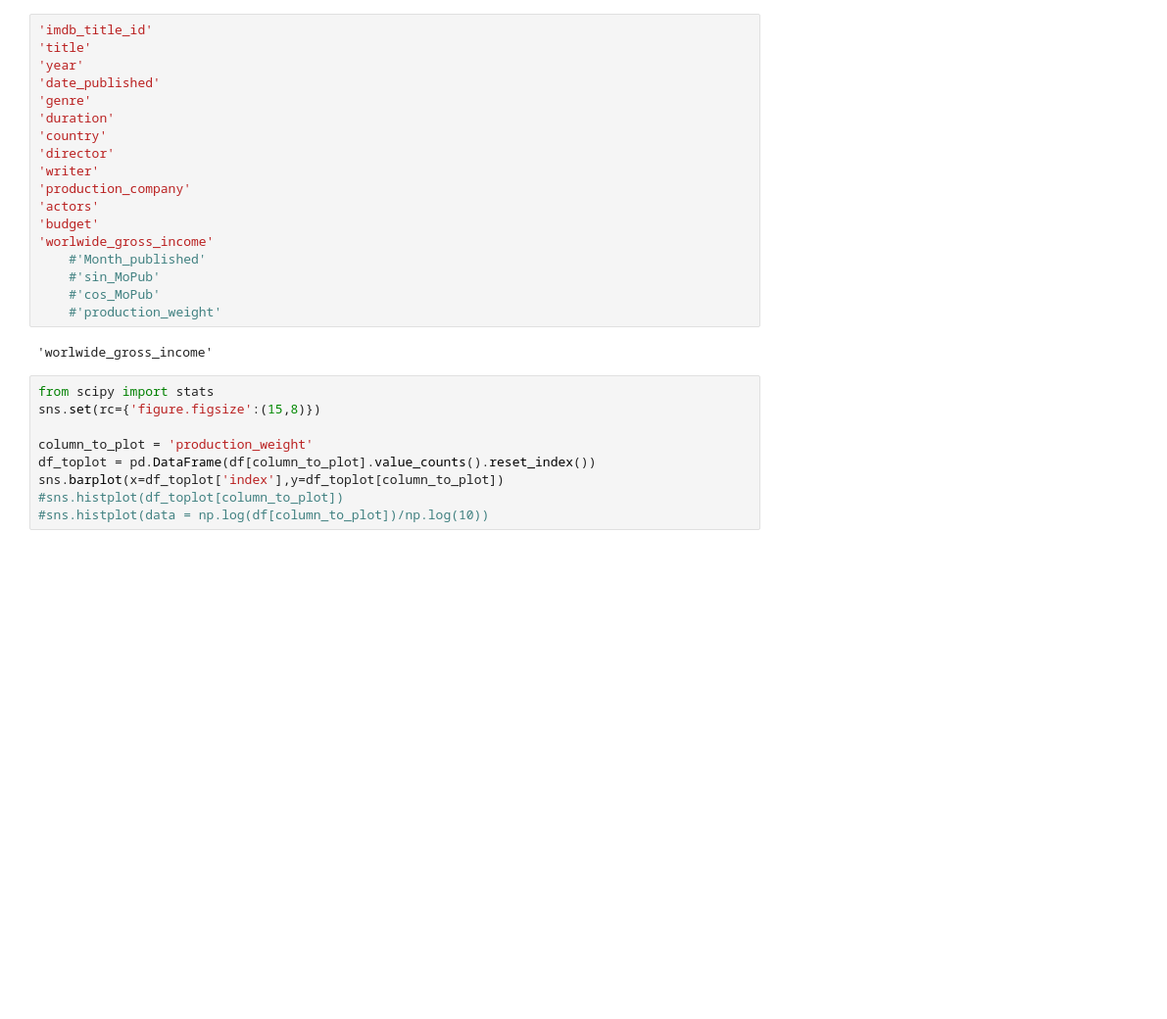
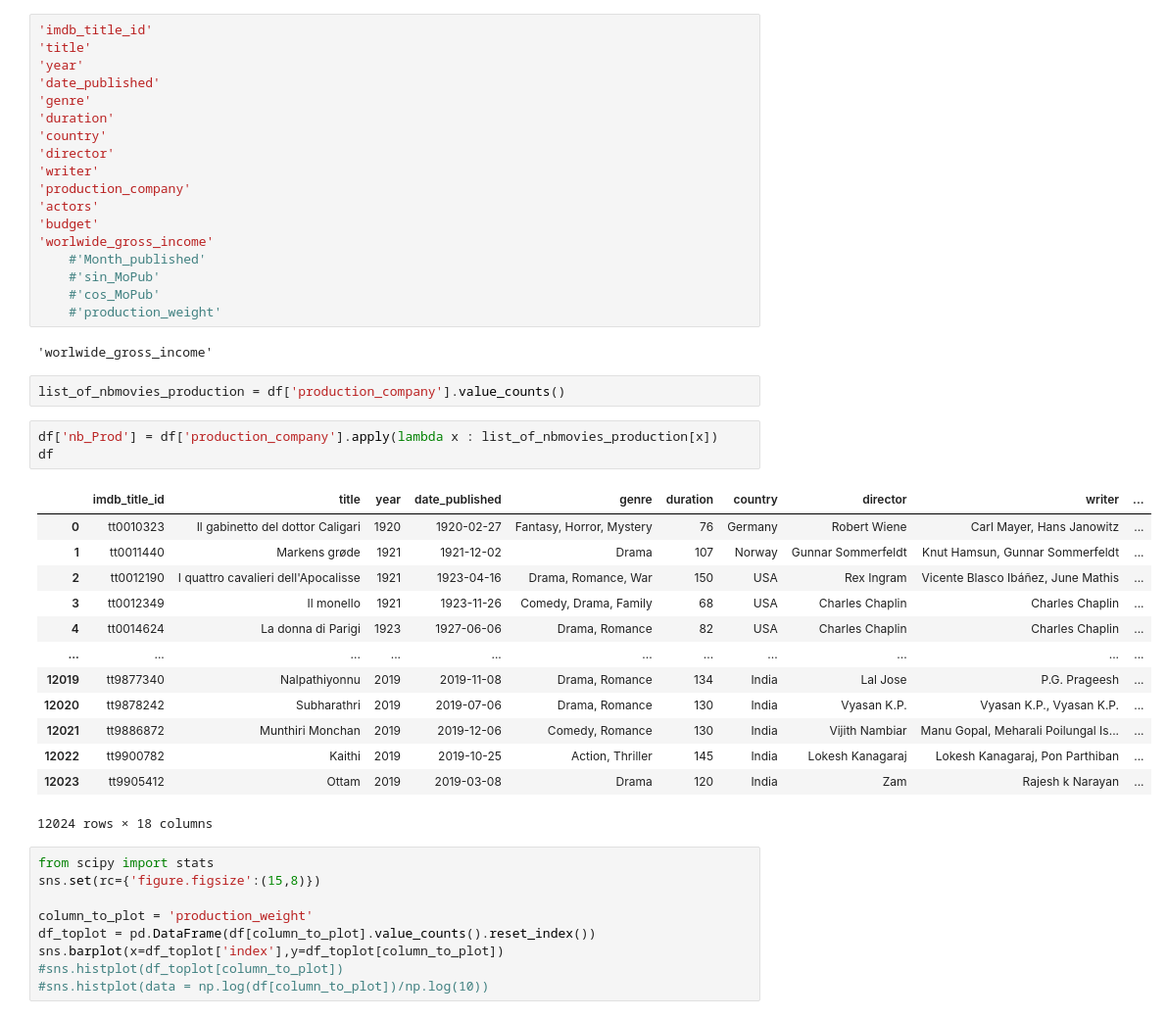
Before and after one commit to OscarTou/CinePred, a Jupyter notebook: notebooks/RM_notebook.ipynb, the cells around one changed output. Shown at 98% size. Saved outputs shown, nothing was run; the diff lists cells and outputs as text; blank space fills up the shorter version.

Commit message:
add count time function

```diff
--- a/notebooks/RM_notebook.ipynb
+++ b/notebooks/RM_notebook.ipynb
@@ -111,6 +111,25 @@ sns.scatterplot(data = df, x='budget', y='worlwide_gross_income', hue='productio
     #'production_weight'
 # %% [output]
 'worlwide_gross_income'
+# %%
+list_of_nbmovies_production = df['production_company'].value_counts()
+# %%
+df['nb_Prod'] = df['production_company'].apply(lambda x : list_of_nbmovies_production[x])
+df
+# %% [output]
+|  | imdb_title_id | title | year | date_published | genre | duration | country | director | writer | ... |
+| 0 | tt0010323 | Il gabinetto del dottor Caligari | 1920 | 1920-02-27 | Fantasy, Horror, Mystery | 76 | Germany | Robert Wiene | Carl Mayer, Hans Janowitz | ... |
+| 1 | tt0011440 | Markens grøde | 1921 | 1921-12-02 | Drama | 107 | Norway | Gunnar Sommerfeldt | Knut Hamsun, Gunnar Sommerfeldt | ... |
+| 2 | tt0012190 | I quattro cavalieri dell'Apocalisse | 1921 | 1923-04-16 | Drama, Romance, War | 150 | USA | Rex Ingram | Vicente Blasco Ibáñez, June Mathis | ... |
+| 3 | tt0012349 | Il monello | 1921 | 1923-11-26 | Comedy, Drama, Family | 68 | USA | Charles Chaplin | Charles Chaplin | ... |
+| 4 | tt0014624 | La donna di Parigi | 1923 | 1927-06-06 | Drama, Romance | 82 | USA | Charles Chaplin | Charles Chaplin | ... |
+| ... | ... | ... | ... | ... | ... | ... | ... | ... | ... | ... |
+| 12019 | tt9877340 | Nalpathiyonnu | 2019 | 2019-11-08 | Drama, Romance | 134 | India | Lal Jose | P.G. Prageesh | ... |
+| 12020 | tt9878242 | Subharathri | 2019 | 2019-07-06 | Drama, Romance | 130 | India | Vyasan K.P. | Vyasan K.P., Vyasan K.P. | ... |
+| 12021 | tt9886872 | Munthiri Monchan | 2019 | 2019-12-06 | Comedy, Romance | 130 | India | Vijith Nambiar | Manu Gopal, Meharali Poilungal Is... | ... |
+| 12022 | tt9900782 | Kaithi | 2019 | 2019-10-25 | Action, Thriller | 145 | India | Lokesh Kanagaraj | Lokesh Kanagaraj, Pon Parthiban | ... |
+| 12023 | tt9905412 | Ottam | 2019 | 2019-03-08 | Drama | 120 | India | Zam | Rajesh k Narayan | ... |
+12024 rows × 18 columns
 # %%
 from scipy import stats
 sns.set(rc={'figure.figsize':(15,8)})
```
Also changed, not shown: parts of 5 cells of this notebook, 1 other file.
